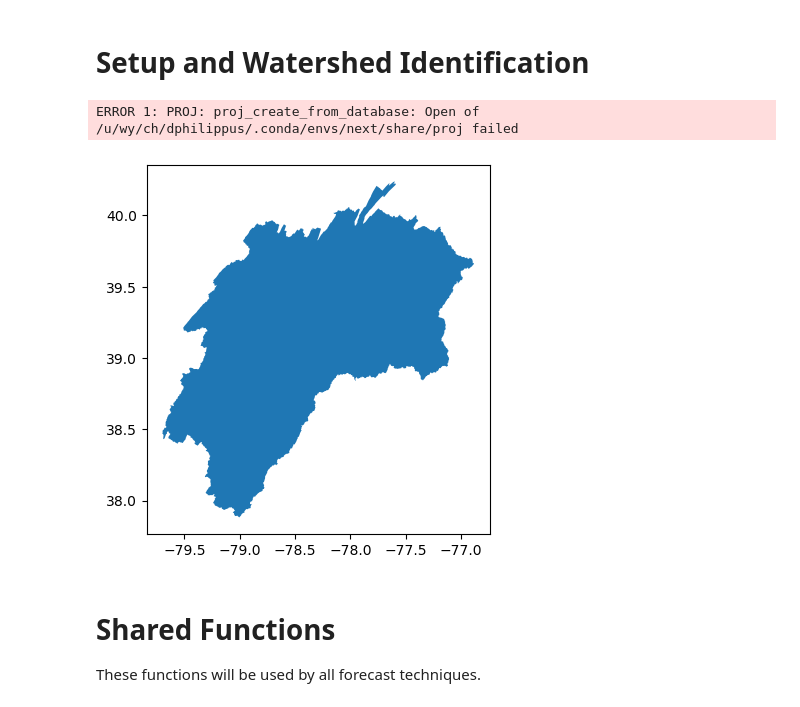
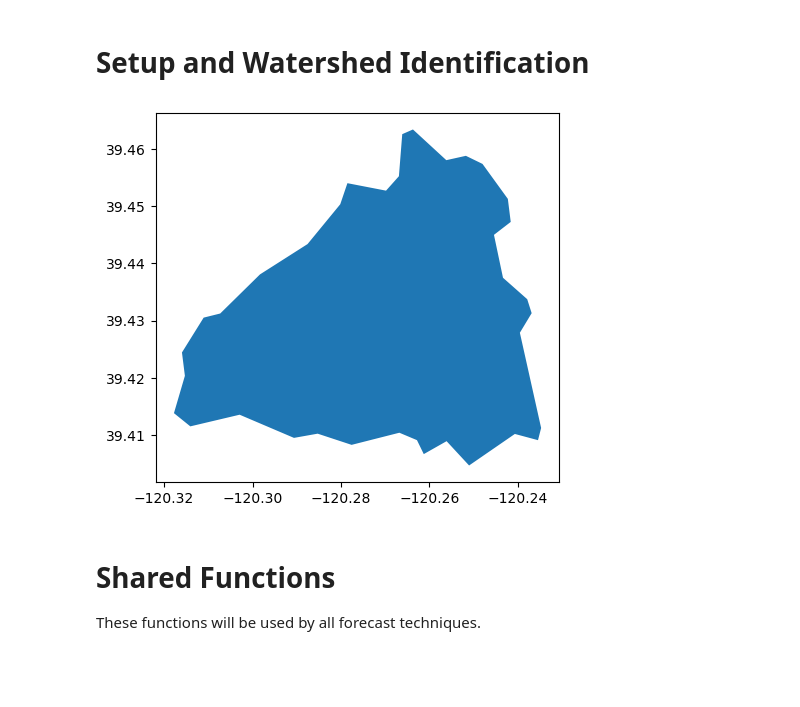
Before and after one commit to mines-ciroh/TempEst-NEWT, a Jupyter notebook: forecast.ipynb, the cells around one changed output. Drawn from its saved outputs; the diff is of its cells as text; code cells hidden in the pictures; blank space fills up the shorter version.

```diff
--- a/forecast.ipynb
+++ b/forecast.ipynb
@@ -17,24 +17,25 @@ Note that this code can be readily modified for hindcasting, using either estima
 # %%
 import NEXT
 import os
 import pandas as pd
+import geopandas as gpd
 import numpy as np
 import matplotlib.pyplot as plt
 import matplotlib.animation as anim
 import datetime
 import dataretrieval.nwis as nwis
 from pynhd import NLDI
 from time import time
+import seaborn as sns
 # USGS gage as downstream location
-# site = "10343500"    # Sagehen Creek nr Truckee, CA.  Small mountain watershed in Eastern Sierra.
-site = "01646500"    # Potomac R near Little Falls Pump Stn., DC.  Large river near AGU24.  Possibly skewed by discharges.
+site = "10343500"    # Sagehen Creek nr Truckee, CA.  Small mountain watershed in Eastern Sierra.
+# site = "01646500"    # Potomac R near Little Falls Pump Stn., DC.  Large river near AGU24.  Possibly skewed by discharges.
 # site = "01638500"    # Potomac R. at Point of Rocks, MD.  A little upstream to avoid the alteration.
 NEXT.data.gage_geom(site)[0].plot()
 model = NEXT.NEXT.from_pickle("coefs.pickle")  # prepare a coefficient estimation model
 nldi = NLDI()
 # %% [output]
-ERROR 1: PROJ: proj_create_from_database: Open of /u/wy/ch/dphilippus/.conda/envs/next/share/proj failed
-[figure, old version]
+[figure, new version]
 # %% [markdown]
 # Shared Functions
 
```
Also changed, not shown: parts of 17 cells of this notebook.
